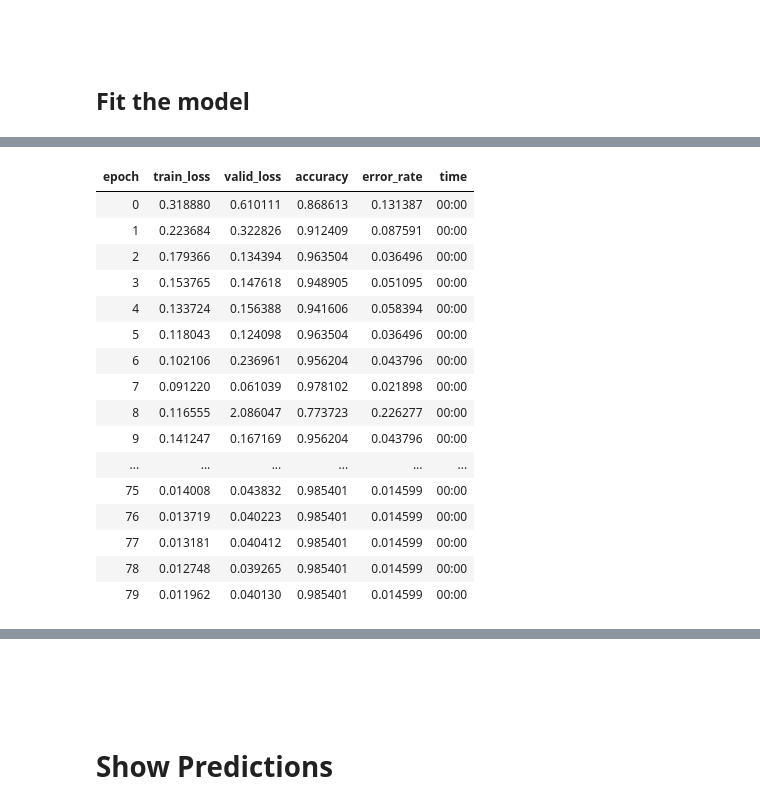
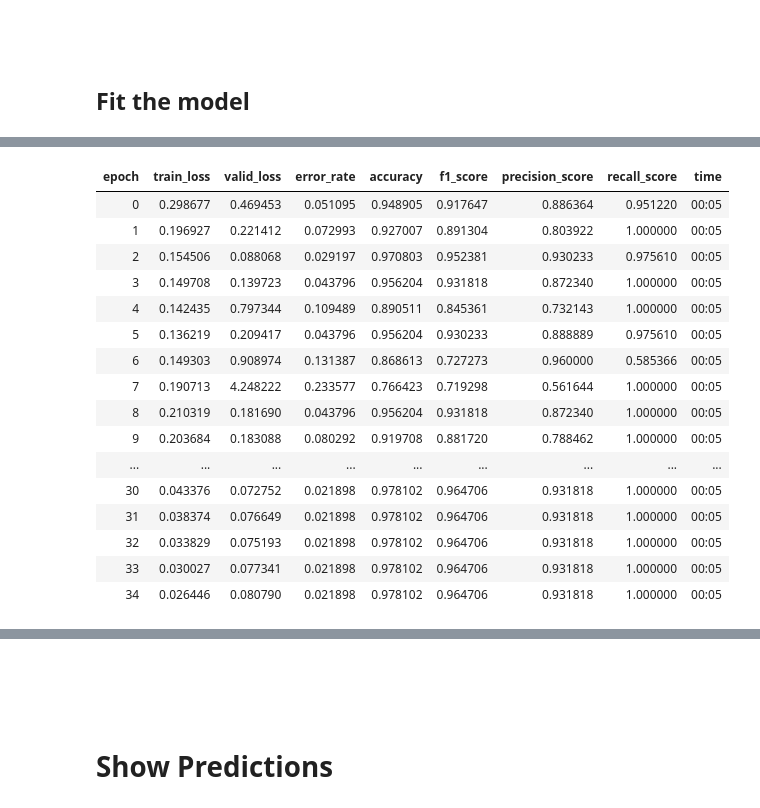
Before and after one commit to cogsci2/Validating-Strawberry-Puree-by-Spectral-Analysis, a Jupyter notebook: Strawberry Spectral Analysis.ipynb, the cells around one changed output, grey strips where cells are left out. Cells and saved outputs as stored; diff of their text form; code cells hidden in the pictures.

```diff
--- a/Strawberry Spectral Analysis.ipynb
+++ b/Strawberry Spectral Analysis.ipynb
@@ -318,8 +325,7 @@ plt.xlabel('Wavenumber');
 from fastai.tabular.all import *
 
 dls = TabularDataLoaders.from_df(dft, y_names=['Outcome'], procs = [Categorify, FillMissing, Normalize])
-learn = tabular_learner(dls, metrics=[accuracy, error_rate], lr=1e-3, layers=[1000,10000,10000,10000,1000])
-# learn = tabular_learner(dls, metrics=accuracy, layers=[500,500,500,500])
+learn = tabular_learner(dls, lr=1e-3, metrics=[error_rate, accuracy, F1Score(), Precision(), Recall()], layers=[1000,10000,10000,1000]) #, layers=[1000,10000,10000,10000,1000])
 # %% [markdown]
 <br>
 <br>
@@ -345,20 +351,20 @@ Minimum/10: 1.32e-03, steepest point: 3.31e-06
 # %%
-learn.fit_one_cycle(80)
+learn.fit_one_cycle(35)
 # %% [output]
-| epoch | train_loss | valid_loss | accuracy | error_rate | time |
-| 0 | 0.318880 | 0.610111 | 0.868613 | 0.131387 | 00:00 |
-| 1 | 0.223684 | 0.322826 | 0.912409 | 0.087591 | 00:00 |
-| 2 | 0.179366 | 0.134394 | 0.963504 | 0.036496 | 00:00 |
-| 3 | 0.153765 | 0.147618 | 0.948905 | 0.051095 | 00:00 |
-| 4 | 0.133724 | 0.156388 | 0.941606 | 0.058394 | 00:00 |
-| 5 | 0.118043 | 0.124098 | 0.963504 | 0.036496 | 00:00 |
-| 6 | 0.102106 | 0.236961 | 0.956204 | 0.043796 | 00:00 |
-| 7 | 0.091220 | 0.061039 | 0.978102 | 0.021898 | 00:00 |
-| 8 | 0.116555 | 2.086047 | 0.773723 | 0.226277 | 00:00 |
-| 9 | 0.141247 | 0.167169 | 0.956204 | 0.043796 | 00:00 |
-| ... | ... | ... | ... | ... | ... |
-| 75 | 0.014008 | 0.043832 | 0.985401 | 0.014599 | 00:00 |
-| 76 | 0.013719 | 0.040223 | 0.985401 | 0.014599 | 00:00 |
-| 77 | 0.013181 | 0.040412 | 0.985401 | 0.014599 | 00:00 |
-| 78 | 0.012748 | 0.039265 | 0.985401 | 0.014599 | 00:00 |
-| 79 | 0.011962 | 0.040130 | 0.985401 | 0.014599 | 00:00 |
+| epoch | train_loss | valid_loss | error_rate | accuracy | f1_score | precision_score | recall_score | time |
+| 0 | 0.298677 | 0.469453 | 0.051095 | 0.948905 | 0.917647 | 0.886364 | 0.951220 | 00:05 |
+| 1 | 0.196927 | 0.221412 | 0.072993 | 0.927007 | 0.891304 | 0.803922 | 1.000000 | 00:05 |
+| 2 | 0.154506 | 0.088068 | 0.029197 | 0.970803 | 0.952381 | 0.930233 | 0.975610 | 00:05 |
+| 3 | 0.149708 | 0.139723 | 0.043796 | 0.956204 | 0.931818 | 0.872340 | 1.000000 | 00:05 |
+| 4 | 0.142435 | 0.797344 | 0.109489 | 0.890511 | 0.845361 | 0.732143 | 1.000000 | 00:05 |
+| 5 | 0.136219 | 0.209417 | 0.043796 | 0.956204 | 0.930233 | 0.888889 | 0.975610 | 00:05 |
+| 6 | 0.149303 | 0.908974 | 0.131387 | 0.868613 | 0.727273 | 0.960000 | 0.585366 | 00:05 |
+| 7 | 0.190713 | 4.248222 | 0.233577 | 0.766423 | 0.719298 | 0.561644 | 1.000000 | 00:05 |
+| 8 | 0.210319 | 0.181690 | 0.043796 | 0.956204 | 0.931818 | 0.872340 | 1.000000 | 00:05 |
+| 9 | 0.203684 | 0.183088 | 0.080292 | 0.919708 | 0.881720 | 0.788462 | 1.000000 | 00:05 |
+| ... | ... | ... | ... | ... | ... | ... | ... | ... |
+| 30 | 0.043376 | 0.072752 | 0.021898 | 0.978102 | 0.964706 | 0.931818 | 1.000000 | 00:05 |
+| 31 | 0.038374 | 0.076649 | 0.021898 | 0.978102 | 0.964706 | 0.931818 | 1.000000 | 00:05 |
+| 32 | 0.033829 | 0.075193 | 0.021898 | 0.978102 | 0.964706 | 0.931818 | 1.000000 | 00:05 |
+| 33 | 0.030027 | 0.077341 | 0.021898 | 0.978102 | 0.964706 | 0.931818 | 1.000000 | 00:05 |
+| 34 | 0.026446 | 0.080790 | 0.021898 | 0.978102 | 0.964706 | 0.931818 | 1.000000 | 00:05 |
```
Also changed, not shown: parts of 25 cells of this notebook.
